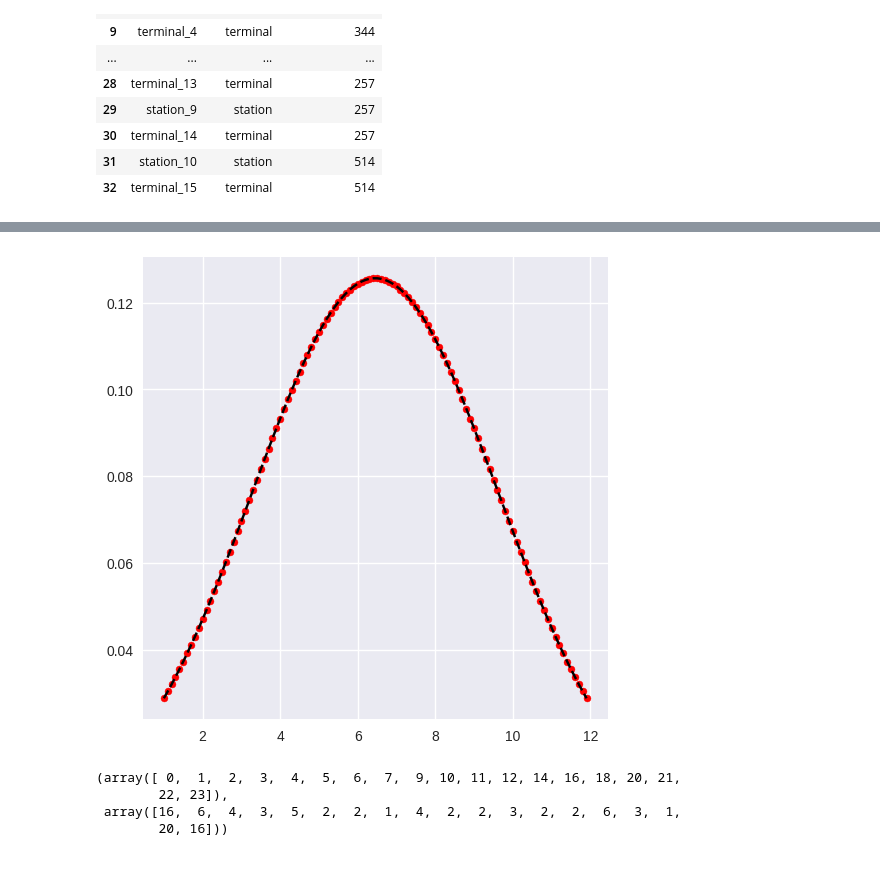
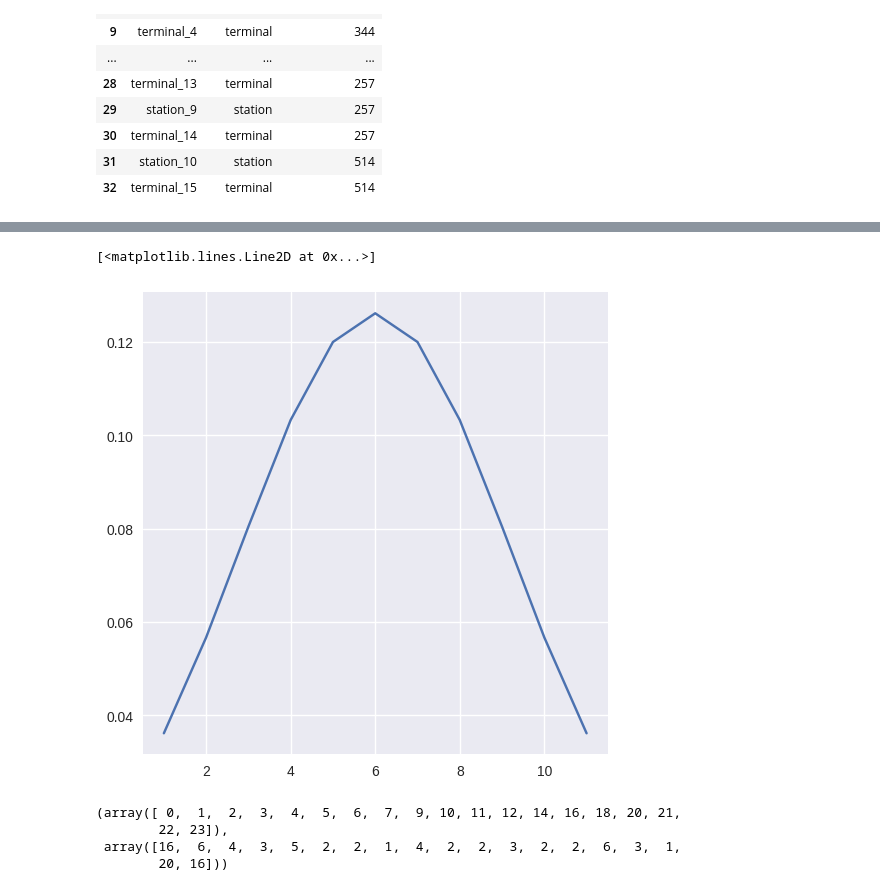
Before and after one commit to sruthisripathi/violation-prediction, a Jupyter notebook: generate_data.ipynb, the cells around one changed output, grey strips where cells are left out. Saved outputs shown, nothing was run; the diff lists cells and outputs as text; code cells hidden in the pictures.

```diff
--- a/generate_data.ipynb
+++ b/generate_data.ipynb
@@ -115,32 +115,33 @@ driver_violation_table
 # %%
 import numpy as np
 import matplotlib.pyplot as plt
 
 # A custom function to calculate
 # probability distribution function
 def pdf(x):
     mean = np.mean(x)
     std = np.std(x)
     y_out = 1/(std * np.sqrt(2 * np.pi)) * np.exp( - (x - mean)**2 / (2 * std**2))
     return y_out
 
 # To generate an array of x-values
-x = np.arange(1, 12, 0.1)
+x = np.arange(1, 12, 1)
 
 # To generate an array of
 # y-values using corresponding x-values
 y = pdf(x)
 
+# sum(y)
 # Plotting the bell-shaped curve
-plt.style.use('seaborn')
+# plt.style.use('seaborn')
 plt.figure(figsize = (6, 6))
-plt.plot(x, y, color = 'black',
-         linestyle = 'dashed')
+plt.plot(x, y)
 
-plt.scatter( x, y, marker = 'o', s = 25, color = 'red')
-plt.show()
+# # plt.scatter( x, y, marker = 'o', s = 25, color = 'red')
+# plt.show()
 # %% [output]
+[<matplotlib.lines.Line2D at 0x...>]
-[figure, old version]
+[figure, new version]
 # %%
 import random
 
```
Also changed, not shown: parts of 6 cells of this notebook, 9 other files.
